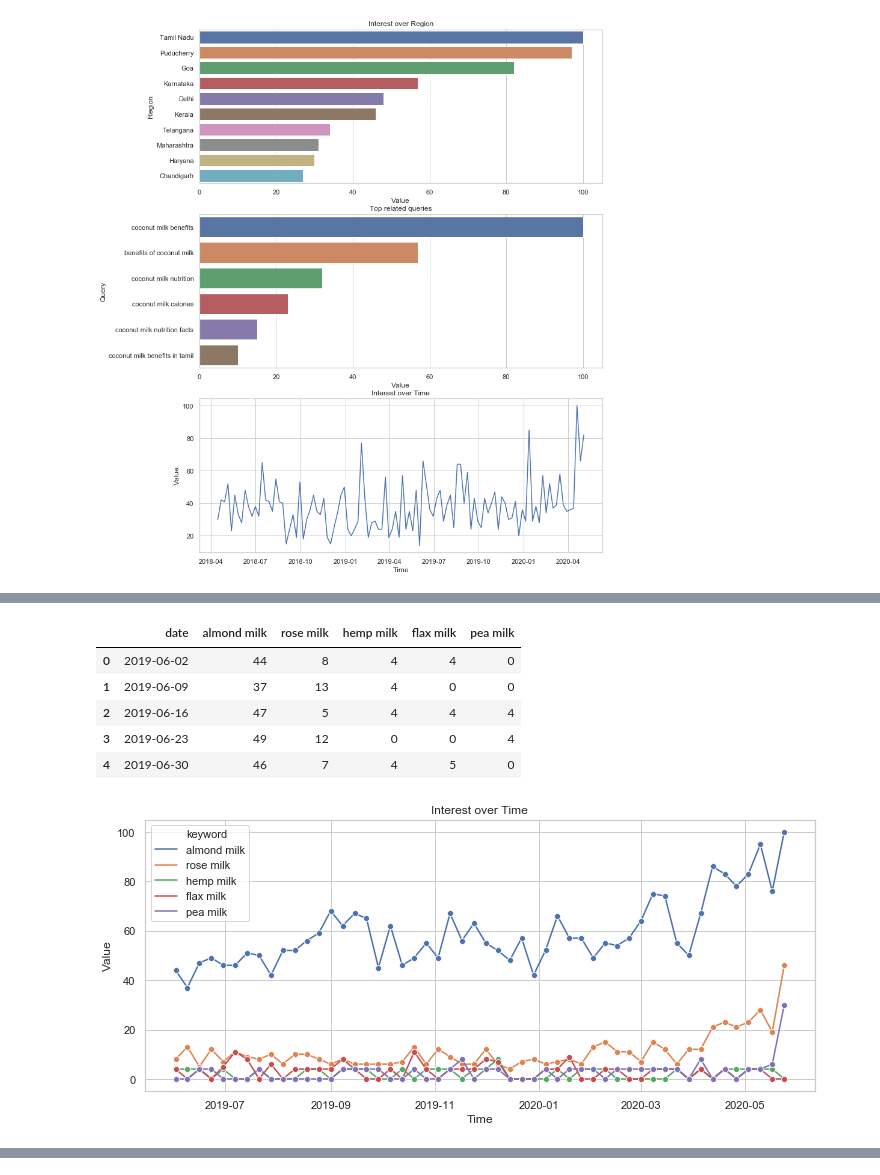
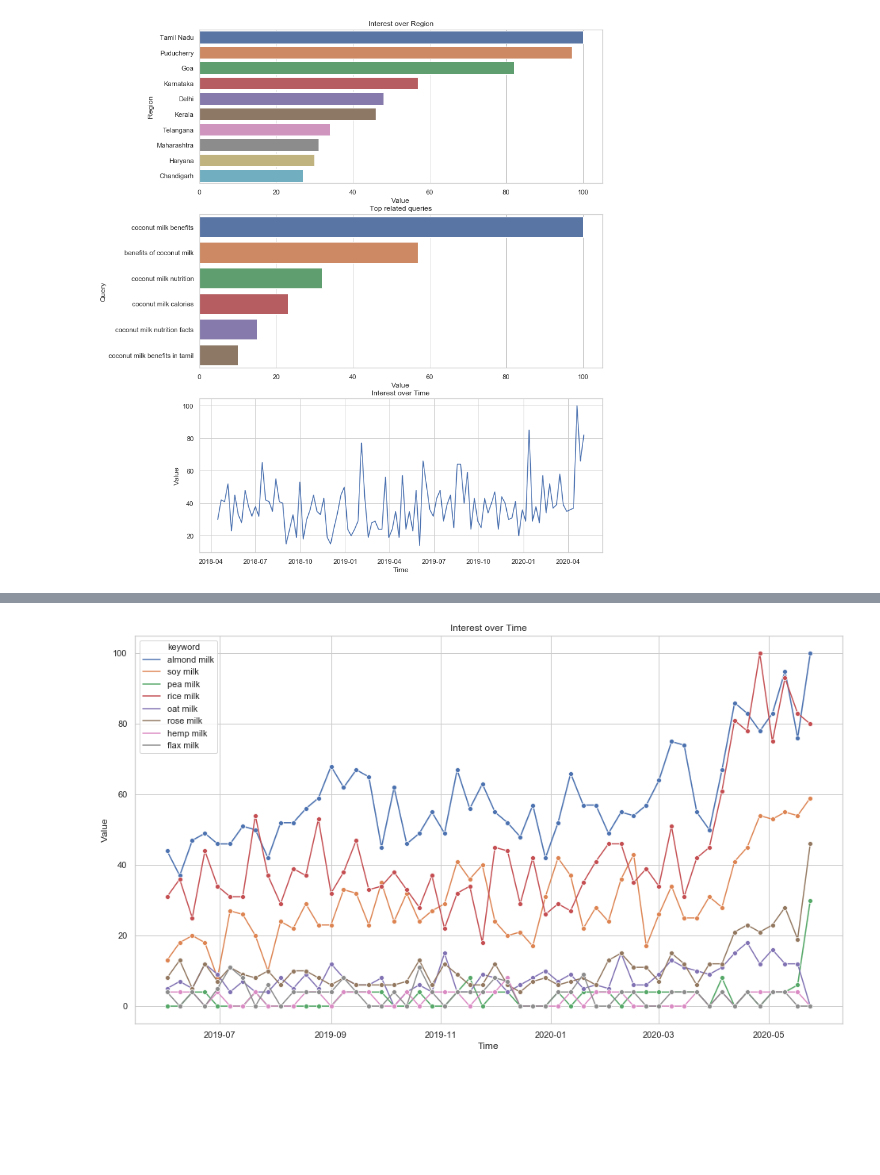
Before and after one commit to CavinKare-Digital/googleTrendsApplication, a Jupyter notebook: googleTrendsApi.ipynb, the cells around one changed output, grey strips where cells are left out. Drawn from its saved outputs; the diff is of its cells as text; code cells hidden in the pictures; blank space fills up the shorter version.

```diff
--- a/googleTrendsApi.ipynb
+++ b/googleTrendsApi.ipynb
@@ -315,7 +318,6 @@ def googleTrendsCharts_IoT(IoT,kwlist):
 # %%
 kwlist1 = ['almond milk','soy milk','pea milk','rice milk','oat milk']
 kwlist2 = ['almond milk','rose milk','hemp milk','flax milk','pea milk']
+category = 71
+geo_location = 'IN'
+time_frame = 'today 12-m'
-# %%
-IoT1 = googleTrendsApi_IoT(kwlist1,71,'IN','today 12-m')
-googleTrendsCharts_IoT(IoT1,kwlist1)
-IoT1.head()
@@ -330,12 +324,10 @@ IoT1.head()
-# %%
-IoT2 = googleTrendsApi_IoT(kwlist2,71,'IN','today 12-m')
-googleTrendsCharts_IoT(IoT2,kwlist2)
-IoT2.head()
-# %% [output]
-|  | date | almond milk | rose milk | hemp milk | flax milk | pea milk |
-| 0 | 2019-06-02 | 44 | 8 | 4 | 4 | 0 |
-| 1 | 2019-06-09 | 37 | 13 | 4 | 0 | 0 |
-| 2 | 2019-06-16 | 47 | 5 | 4 | 4 | 4 |
-| 3 | 2019-06-23 | 49 | 12 | 0 | 0 | 4 |
-| 4 | 2019-06-30 | 46 | 7 | 4 | 5 | 0 |
-[figure, removed]
+# %%
+def IoT_plot(kwlist1,kwlist2,category,geo_location,time_frame):
+    IoT1 = googleTrendsApi_IoT(kwlist1,category,geo_location,time_frame)
+    IoT2 = googleTrendsApi_IoT(kwlist2,category,geo_location,time_frame)
+    df_IoT = pd.merge(IoT1,IoT2)
+    merged_kwlist = kwlist1+kwlist2
+    %time googleTrendsCharts_IoT(df_IoT,merged_kwlist)
+# %%
+IoT_plot(kwlist1,kwlist2,category,geo_location,time_frame)
+# %% [output]
@@ -341,0 +335 @@ IoT2.head()
+[figure, added]
```
Also changed, not shown: parts of 5 cells of this notebook.
